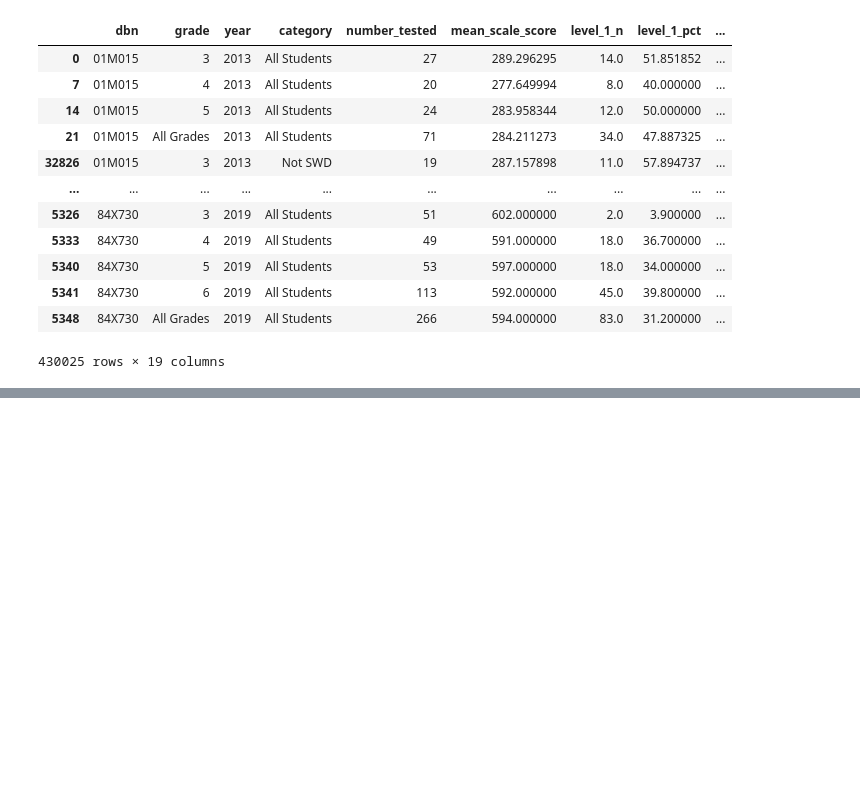
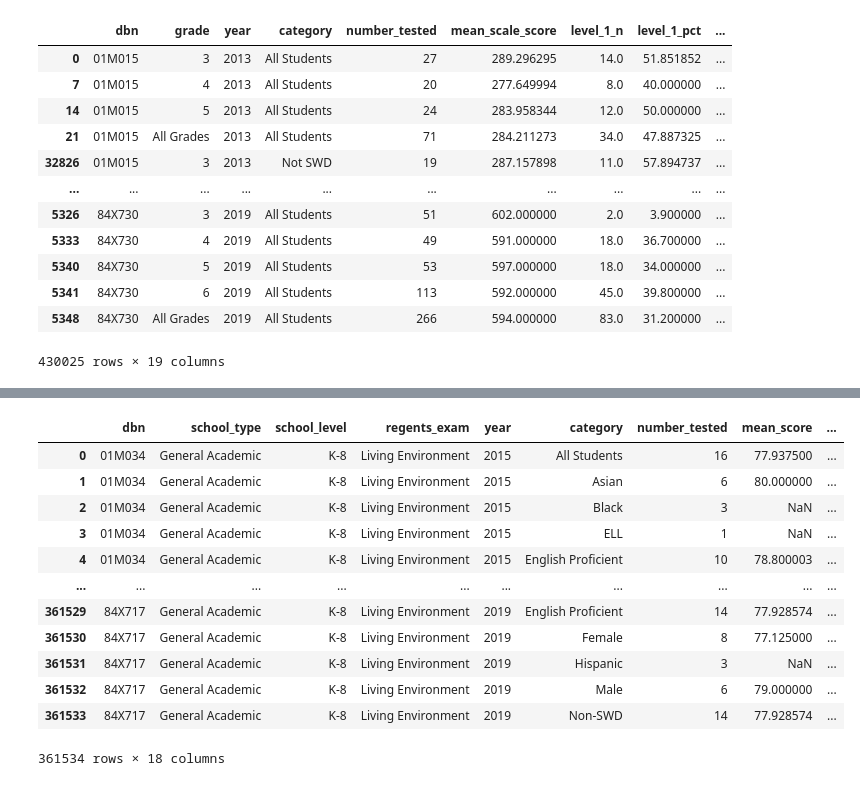
Before and after one commit to adelphi-ed-tech/nycschools, a Jupyter notebook: nb/exams.ipynb, the cells around one changed output, grey strips where cells are left out. Cells and saved outputs as stored; diff of their text form; code cells hidden in the pictures; blank space fills up the shorter version.

```diff
--- a/nb/exams.ipynb
+++ b/nb/exams.ipynb
@@ -40,0 +143,17 @@ math_df
+# %%
+regents_df = exams.load_regents()
+regents_df
+# %% [output]
+|  | dbn | school_type | school_level | regents_exam | year | category | number_tested | mean_score | ... |
+| 0 | 01M034 | General Academic | K-8 | Living Environment | 2015 | All Students | 16 | 77.937500 | ... |
+| 1 | 01M034 | General Academic | K-8 | Living Environment | 2015 | Asian | 6 | 80.000000 | ... |
+| 2 | 01M034 | General Academic | K-8 | Living Environment | 2015 | Black | 3 | NaN | ... |
+| 3 | 01M034 | General Academic | K-8 | Living Environment | 2015 | ELL | 1 | NaN | ... |
+| 4 | 01M034 | General Academic | K-8 | Living Environment | 2015 | English Proficient | 10 | 78.800003 | ... |
+| ... | ... | ... | ... | ... | ... | ... | ... | ... | ... |
+| 361529 | 84X717 | General Academic | K-8 | Living Environment | 2019 | English Proficient | 14 | 77.928574 | ... |
+| 361530 | 84X717 | General Academic | K-8 | Living Environment | 2019 | Female | 8 | 77.125000 | ... |
+| 361531 | 84X717 | General Academic | K-8 | Living Environment | 2019 | Hispanic | 3 | NaN | ... |
+| 361532 | 84X717 | General Academic | K-8 | Living Environment | 2019 | Male | 6 | 79.000000 | ... |
+| 361533 | 84X717 | General Academic | K-8 | Living Environment | 2019 | Non-SWD | 14 | 77.928574 | ... |
+361534 rows × 18 columns
```
Also changed, not shown: parts of 5 cells of this notebook, 2 other files.
